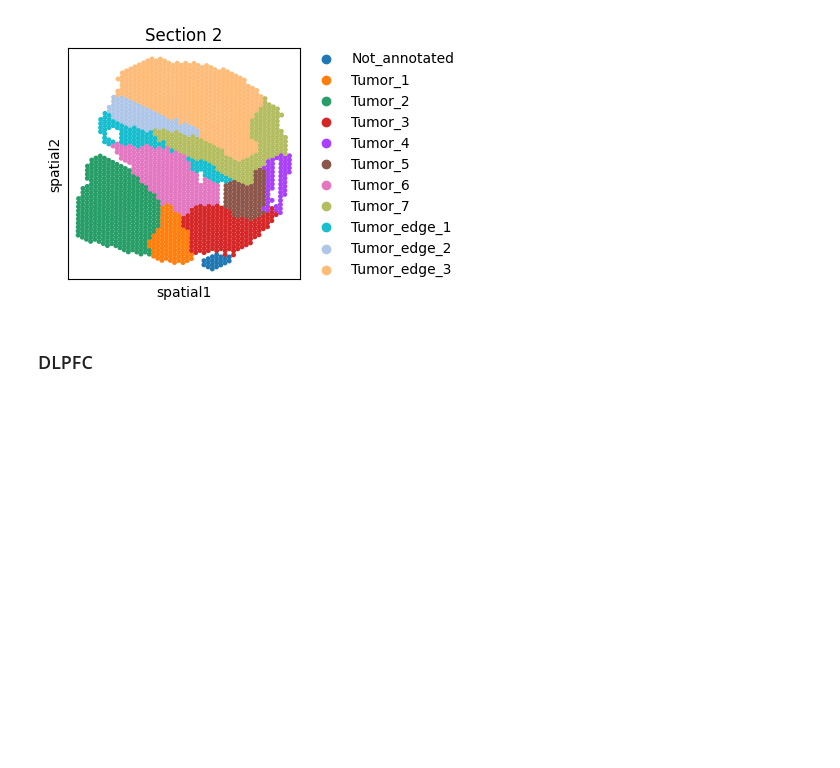
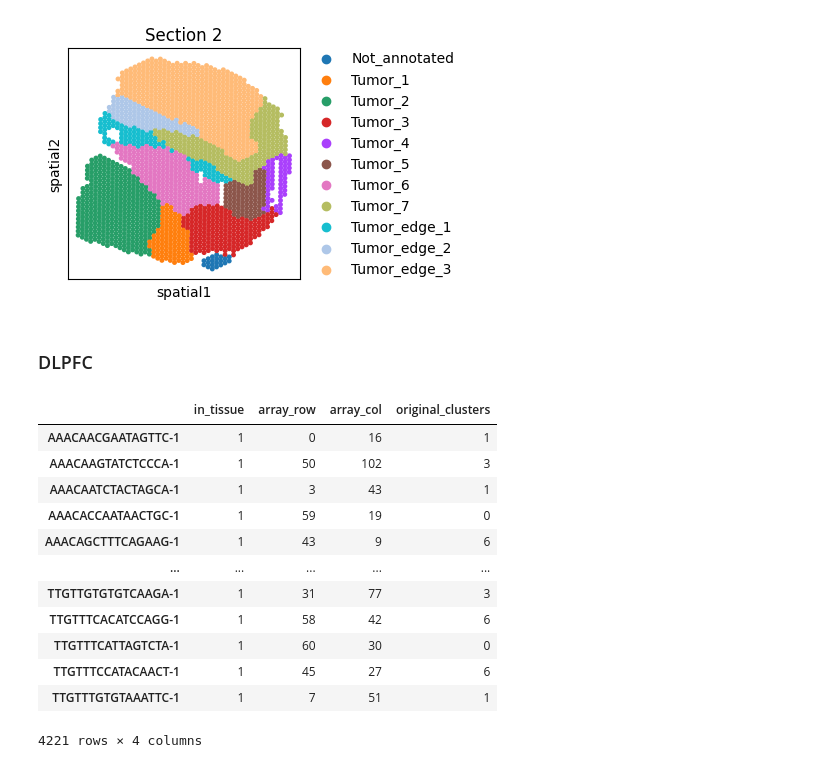
Before and after one commit to maiziezhoulab/BenchmarkST, a Jupyter notebook: GraphST/run_GraphST/integration_tutorial.ipynb, the cells around one changed output. Cells and saved outputs as stored; diff of their text form; code cells hidden in the pictures; blank space fills up the shorter version.

```diff
--- a/GraphST/run_GraphST/integration_tutorial.ipynb
+++ b/GraphST/run_GraphST/integration_tutorial.ipynb
@@ -267,0 +298,24 @@ plt.show()
+# %%
+# read data
+file_fold = '/home/yunfei/spatial_benchmarking/benchmarking_data/DLPFC12' #please replace 'file_fold' with the download path
+adata1 = load_DLPFC(file_fold, '151507')
+adata1.var_names_make_unique()
+
+adata2 = load_DLPFC(file_fold, '151508')
+adata2.var_names_make_unique()
+# %%
+adata1
+# %% [output]
+|  | in_tissue | array_row | array_col | original_clusters |
+| AAACAACGAATAGTTC-1 | 1 | 0 | 16 | 1 |
+| AAACAAGTATCTCCCA-1 | 1 | 50 | 102 | 3 |
+| AAACAATCTACTAGCA-1 | 1 | 3 | 43 | 1 |
+| AAACACCAATAACTGC-1 | 1 | 59 | 19 | 0 |
+| AAACAGCTTTCAGAAG-1 | 1 | 43 | 9 | 6 |
+| ... | ... | ... | ... | ... |
+| TTGTTGTGTGTCAAGA-1 | 1 | 31 | 77 | 3 |
+| TTGTTTCACATCCAGG-1 | 1 | 58 | 42 | 6 |
+| TTGTTTCATTAGTCTA-1 | 1 | 60 | 30 | 0 |
+| TTGTTTCCATACAACT-1 | 1 | 45 | 27 | 6 |
+| TTGTTTGTGTAAATTC-1 | 1 | 7 | 51 | 1 |
+4221 rows × 4 columns
```
Also changed, not shown: parts of 4 cells of this notebook, 2 other files.
